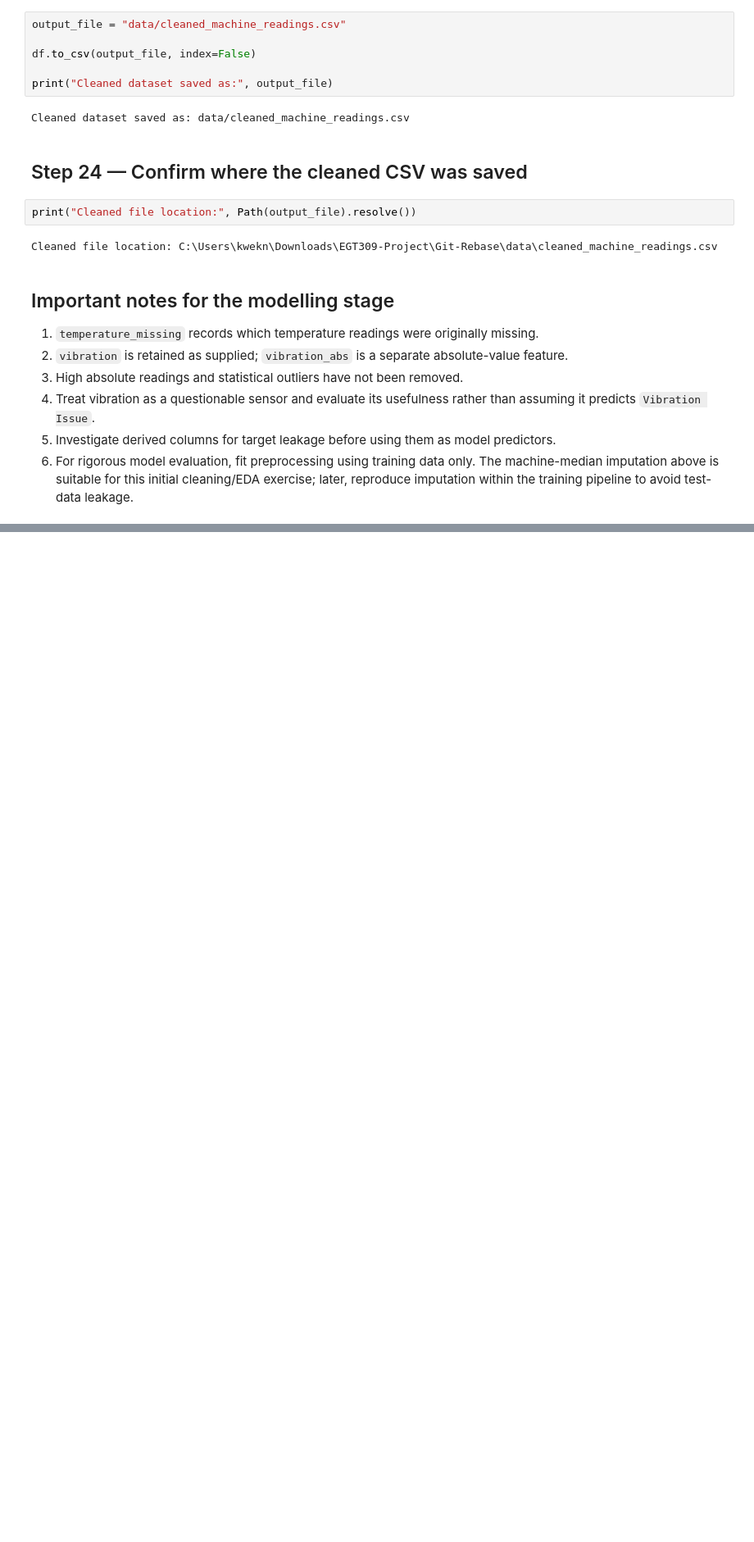
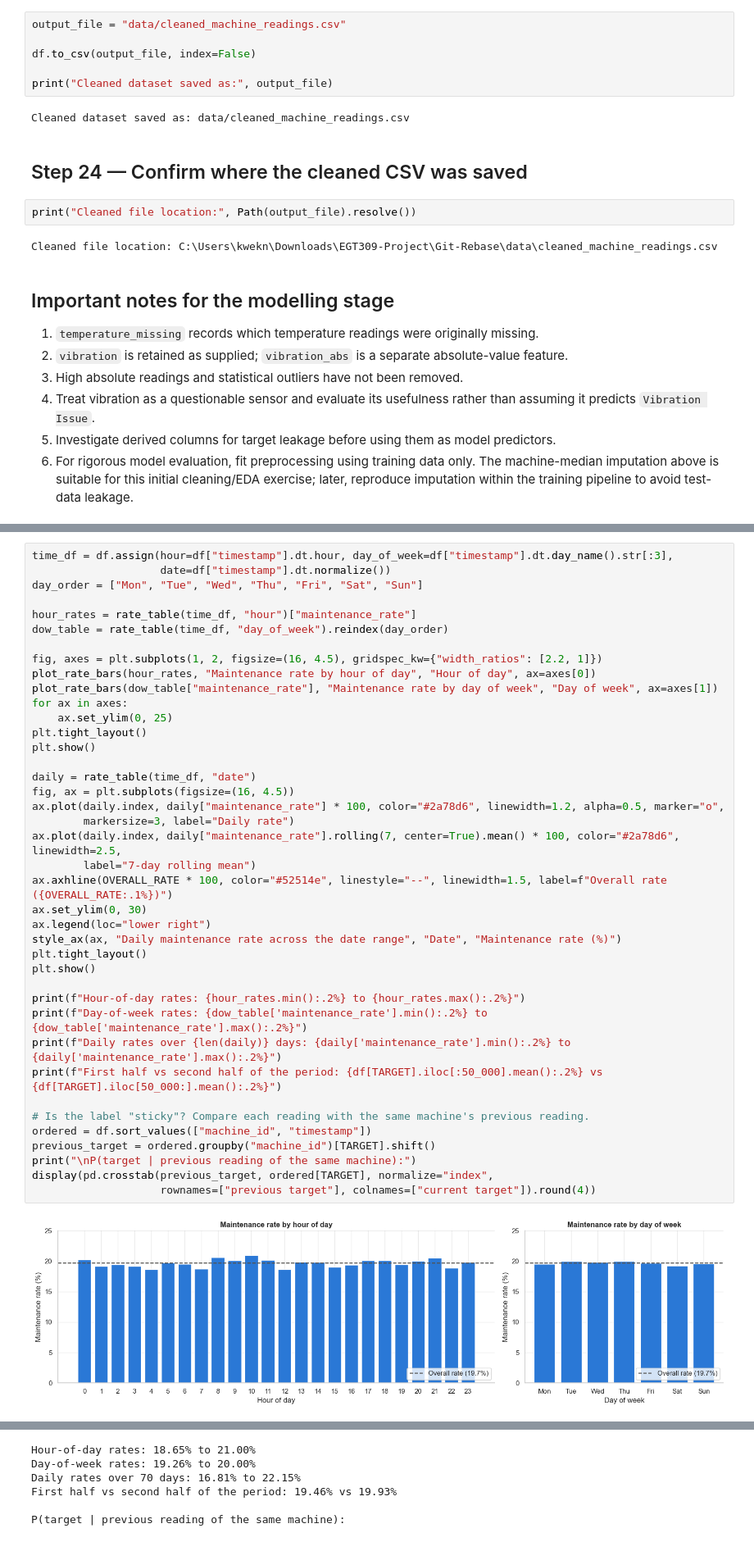
Before and after one commit to wwenyuu-23/Git-Rebase, a Jupyter notebook: eda.ipynb, the cells around one changed output, grey strips where cells are left out. Shown at 82% size. Drawn from its saved outputs; the diff is of its cells as text; blank space fills up the shorter version.

```diff
--- a/eda.ipynb
+++ b/eda.ipynb
@@ -801,0 +842,42 @@ available in advance, so `machine_status` is treated as a leakage risk in sectio
+# %%
+time_df = df.assign(hour=df["timestamp"].dt.hour, day_of_week=df["timestamp"].dt.day_name().str[:3],
+                    date=df["timestamp"].dt.normalize())
+day_order = ["Mon", "Tue", "Wed", "Thu", "Fri", "Sat", "Sun"]
+
+hour_rates = rate_table(time_df, "hour")["maintenance_rate"]
+dow_table = rate_table(time_df, "day_of_week").reindex(day_order)
+
+fig, axes = plt.subplots(1, 2, figsize=(16, 4.5), gridspec_kw={"width_ratios": [2.2, 1]})
+plot_rate_bars(hour_rates, "Maintenance rate by hour of day", "Hour of day", ax=axes[0])
+plot_rate_bars(dow_table["maintenance_rate"], "Maintenance rate by day of week", "Day of week", ax=axes[1])
+for ax in axes:
+    ax.set_ylim(0, 25)
+plt.tight_layout()
+plt.show()
+
+daily = rate_table(time_df, "date")
+fig, ax = plt.subplots(figsize=(16, 4.5))
+ax.plot(daily.index, daily["maintenance_rate"] * 100, color="#2a78d6", linewidth=1.2, alpha=0.5, marker="o",
+        markersize=3, label="Daily rate")
+ax.plot(daily.index, daily["maintenance_rate"].rolling(7, center=True).mean() * 100, color="#2a78d6", linewidth=2.5,
+        label="7-day rolling mean")
+ax.axhline(OVERALL_RATE * 100, color="#52514e", linestyle="--", linewidth=1.5, label=f"Overall rate ({OVERALL_RATE:.1%})")
+ax.set_ylim(0, 30)
+ax.legend(loc="lower right")
+style_ax(ax, "Daily maintenance rate across the date range", "Date", "Maintenance rate (%)")
+plt.tight_layout()
+plt.show()
+
+print(f"Hour-of-day rates: {hour_rates.min():.2%} to {hour_rates.max():.2%}")
+print(f"Day-of-week rates: {dow_table['maintenance_rate'].min():.2%} to {dow_table['maintenance_rate'].max():.2%}")
+print(f"Daily rates over {len(daily)} days: {daily['maintenance_rate'].min():.2%} to {daily['maintenance_rate'].max():.2%}")
+print(f"First half vs second half of the period: {df[TARGET].iloc[:50_000].mean():.2%} vs {df[TARGET].iloc[50_000:].mean():.2%}")
+
+# Is the label "sticky"? Compare each reading with the same machine's previous reading.
+ordered = df.sort_values(["machine_id", "timestamp"])
+previous_target = ordered.groupby("machine_id")[TARGET].shift()
+print("\nP(target | previous reading of the same machine):")
+display(pd.crosstab(previous_target, ordered[TARGET], normalize="index",
+                    rownames=["previous target"], colnames=["current target"]).round(4))
+# %% [output]
+[figure, added]
@@ -801,0 +885,6 @@ available in advance, so `machine_status` is treated as a leakage risk in sectio
+Hour-of-day rates: 18.65% to 21.00%
+Day-of-week rates: 19.26% to 20.00%
+Daily rates over 70 days: 16.81% to 22.15%
+First half vs second half of the period: 19.46% vs 19.93%
+
+P(target | previous reading of the same machine):
```
Also changed, not shown: parts of 44 cells of this notebook.
